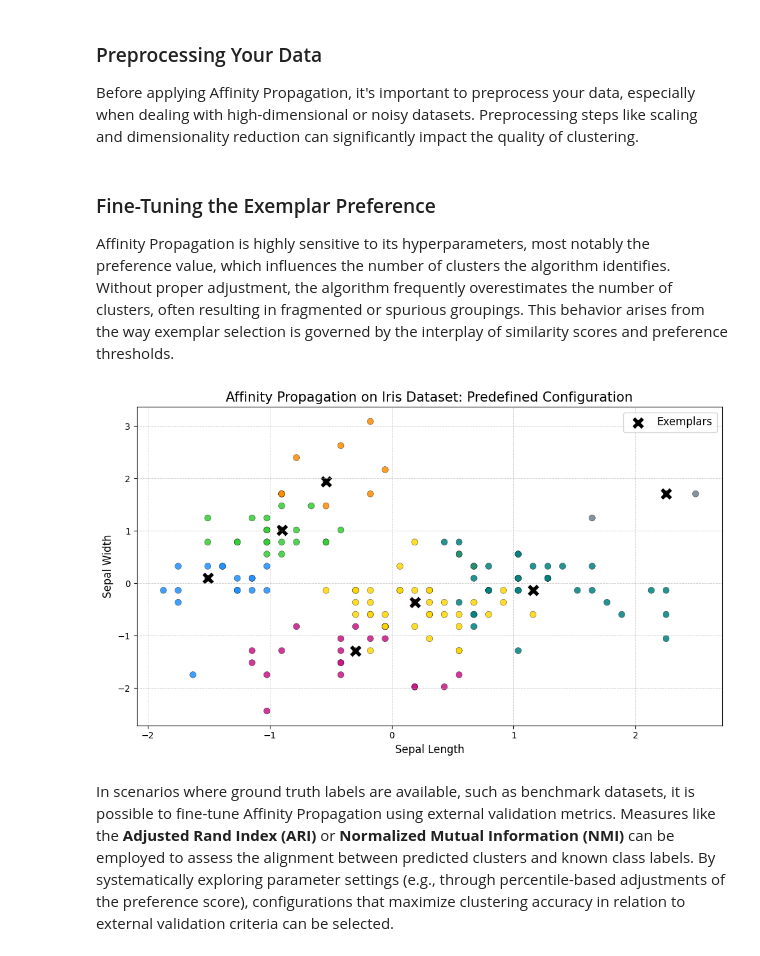
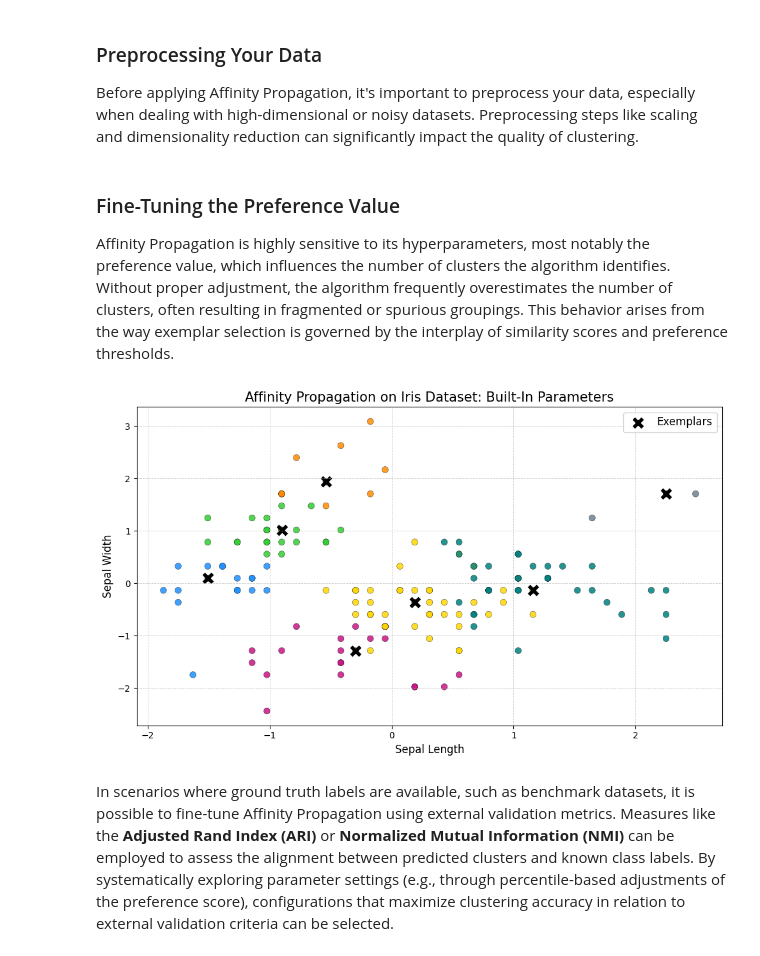
Before and after one commit to claudiogiu/Packaging-Custom-Affinity-Propagation-Clustering, a Jupyter notebook: docs/hands_on.ipynb, the cells around one changed output. Saved outputs shown, nothing was run; the diff lists cells and outputs as text; code cells hidden in the pictures.

Commit message:
Packaging-Custom-Affinity-Propagation-Clustering - Add The Project

```diff
--- a/docs/hands_on.ipynb
+++ b/docs/hands_on.ipynb
@@ -160,7 +160,7 @@ y_true = iris.target
 scaler = StandardScaler()
 X_scaled = scaler.fit_transform(X)
 # %% [markdown]
-### Fine-Tuning the Exemplar Preference
+### Fine-Tuning the Preference Value
 
 Affinity Propagation is highly sensitive to its hyperparameters, most notably the preference value, which influences the number of clusters the algorithm identifies. Without proper adjustment, the algorithm frequently overestimates the number of clusters, often resulting in fragmented or spurious groupings. This behavior arises from the way exemplar selection is governed by the interplay of similarity scores and preference thresholds.
 # %%
@@ -187,35 +187,35 @@ n_clusters = len(exemplar_indices)
 # Plot the clusters with their exemplars
 cmap = ListedColormap(['dodgerblue', 'darkorange', 'limegreen', 'mediumvioletred', 'gold', 'teal', 'slategray'])
 
 plt.figure(figsize=(10,6))
 plt.scatter(
     X_scaled[:, 0], X_scaled[:, 1],
     c=labels,
     cmap=cmap,
     s=50,
     edgecolor='black',
     linewidth=0.3,
     alpha=0.85
 )
 
 plt.scatter(
     exemplars[:, 0], exemplars[:, 1],
     c='black',
     s=100,
     marker='x',
     linewidth=4,
     label='Exemplars'
 )
 
-plt.title("Affinity Propagation on Iris Dataset: Predefined Configuration", fontsize=15)
+plt.title("Affinity Propagation on Iris Dataset: Built-In Parameters", fontsize=15)
 plt.xlabel("Sepal Length", fontsize=12)
 plt.ylabel("Sepal Width", fontsize=12)
 plt.legend(frameon=True, loc='best', fontsize=12)
 plt.grid(True, linestyle='--', linewidth=0.6, alpha=0.7)
 plt.tight_layout()
 plt.show()
 # %% [output]
-[figure, old version]
+[figure, new version]
 # %% [markdown]
 In scenarios where ground truth labels are available, such as benchmark datasets, it is possible to fine-tune Affinity Propagation using external validation metrics. Measures like the **Adjusted Rand Index (ARI)** or **Normalized Mutual Information (NMI)** can be employed to assess the alignment between predicted clusters and known class labels. By systematically exploring parameter settings (e.g., through percentile-based adjustments of the preference score), configurations that maximize clustering accuracy in relation to external validation criteria can be selected.
 # %%
```
Also changed, not shown: 1 other file.
